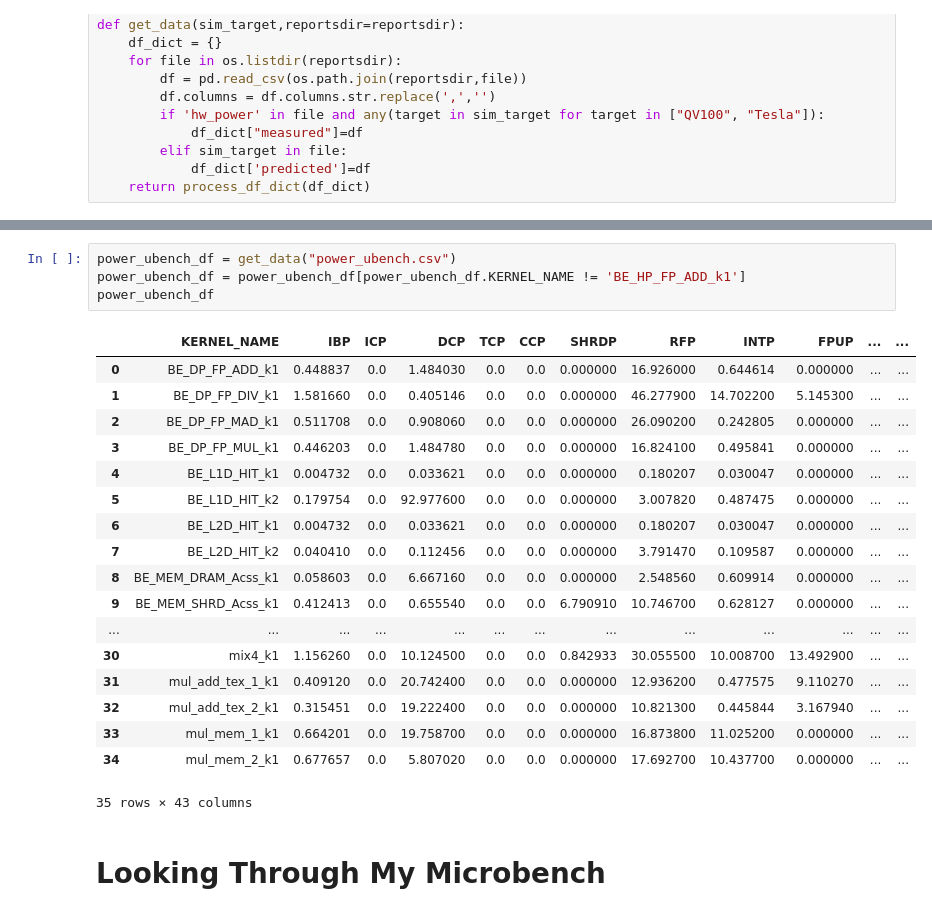
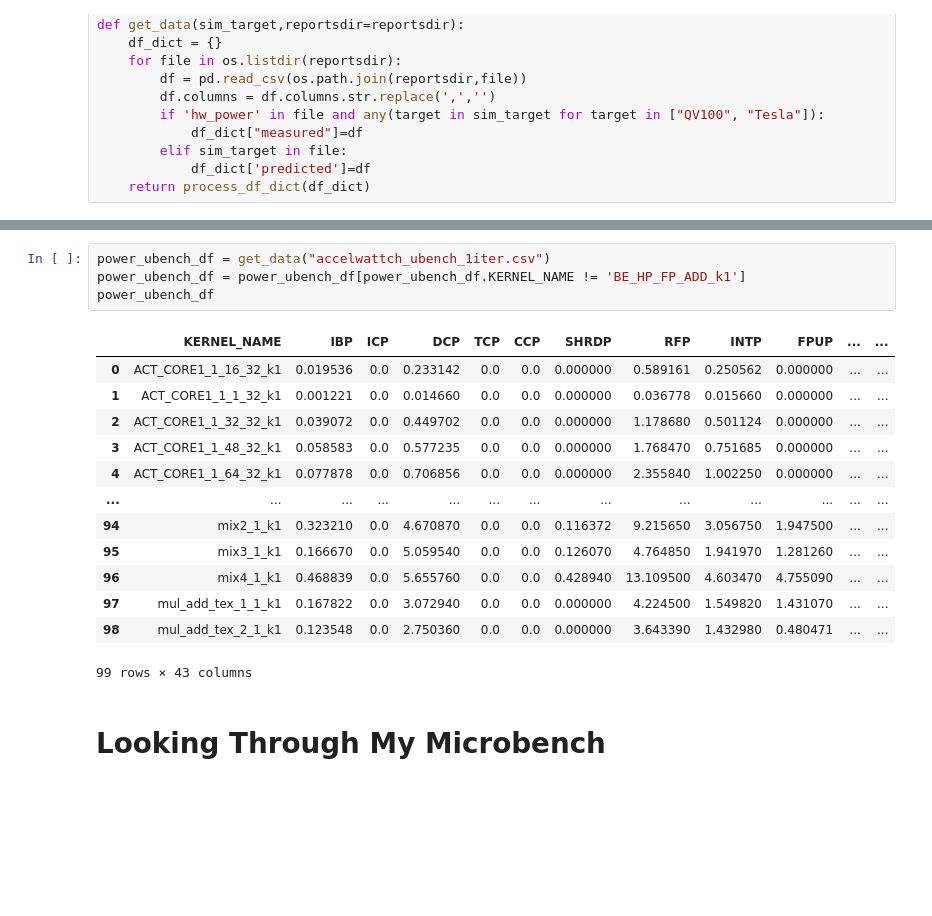
Before and after one commit to BranTran/accel-sim-framework, a Jupyter notebook: graph_micro_bench.ipynb, the cells around one changed output, grey strips where cells are left out. Drawn from its saved outputs; the diff is of its cells as text; blank space fills up the shorter version.

```diff
--- a/graph_micro_bench.ipynb
+++ b/graph_micro_bench.ipynb
@@ -143,28 +182,23 @@ def create_component_breakdown_graph(predicted_df, title="", value_format="raw",
 
     return plt
 # %%
-power_ubench_df = get_data("power_ubench.csv")
+power_ubench_df = get_data("accelwattch_ubench_1iter.csv")
 power_ubench_df = power_ubench_df[power_ubench_df.KERNEL_NAME != 'BE_HP_FP_ADD_k1']
 power_ubench_df
 # %% [output]
 |  | KERNEL_NAME | IBP | ICP | DCP | TCP | CCP | SHRDP | RFP | INTP | FPUP | ... | ... |
-| 0 | BE_DP_FP_ADD_k1 | 0.448837 | 0.0 | 1.484030 | 0.0 | 0.0 | 0.000000 | 16.926000 | 0.644614 | 0.000000 | ... | ... |
-| 1 | BE_DP_FP_DIV_k1 | 1.581660 | 0.0 | 0.405146 | 0.0 | 0.0 | 0.000000 | 46.277900 | 14.702200 | 5.145300 | ... | ... |
-| 2 | BE_DP_FP_MAD_k1 | 0.511708 | 0.0 | 0.908060 | 0.0 | 0.0 | 0.000000 | 26.090200 | 0.242805 | 0.000000 | ... | ... |
-| 3 | BE_DP_FP_MUL_k1 | 0.446203 | 0.0 | 1.484780 | 0.0 | 0.0 | 0.000000 | 16.824100 | 0.495841 | 0.000000 | ... | ... |
-| 4 | BE_L1D_HIT_k1 | 0.004732 | 0.0 | 0.033621 | 0.0 | 0.0 | 0.000000 | 0.180207 | 0.030047 | 0.000000 | ... | ... |
-| 5 | BE_L1D_HIT_k2 | 0.179754 | 0.0 | 92.977600 | 0.0 | 0.0 | 0.000000 | 3.007820 | 0.487475 | 0.000000 | ... | ... |
-| 6 | BE_L2D_HIT_k1 | 0.004732 | 0.0 | 0.033621 | 0.0 | 0.0 | 0.000000 | 0.180207 | 0.030047 | 0.000000 | ... | ... |
-| 7 | BE_L2D_HIT_k2 | 0.040410 | 0.0 | 0.112456 | 0.0 | 0.0 | 0.000000 | 3.791470 | 0.109587 | 0.000000 | ... | ... |
-| 8 | BE_MEM_DRAM_Acss_k1 | 0.058603 | 0.0 | 6.667160 | 0.0 | 0.0 | 0.000000 | 2.548560 | 0.609914 | 0.000000 | ... | ... |
-| 9 | BE_MEM_SHRD_Acss_k1 | 0.412413 | 0.0 | 0.655540 | 0.0 | 0.0 | 6.790910 | 10.746700 | 0.628127 | 0.000000 | ... | ... |
+| 0 | ACT_CORE1_1_16_32_k1 | 0.019536 | 0.0 | 0.233142 | 0.0 | 0.0 | 0.000000 | 0.589161 | 0.250562 | 0.000000 | ... | ... |
+| 1 | ACT_CORE1_1_1_32_k1 | 0.001221 | 0.0 | 0.014660 | 0.0 | 0.0 | 0.000000 | 0.036778 | 0.015660 | 0.000000 | ... | ... |
+| 2 | ACT_CORE1_1_32_32_k1 | 0.039072 | 0.0 | 0.449702 | 0.0 | 0.0 | 0.000000 | 1.178680 | 0.501124 | 0.000000 | ... | ... |
+| 3 | ACT_CORE1_1_48_32_k1 | 0.058583 | 0.0 | 0.577235 | 0.0 | 0.0 | 0.000000 | 1.768470 | 0.751685 | 0.000000 | ... | ... |
+| 4 | ACT_CORE1_1_64_32_k1 | 0.077878 | 0.0 | 0.706856 | 0.0 | 0.0 | 0.000000 | 2.355840 | 1.002250 | 0.000000 | ... | ... |
 | ... | ... | ... | ... | ... | ... | ... | ... | ... | ... | ... | ... | ... |
-| 30 | mix4_k1 | 1.156260 | 0.0 | 10.124500 | 0.0 | 0.0 | 0.842933 | 30.055500 | 10.008700 | 13.492900 | ... | ... |
-| 31 | mul_add_tex_1_k1 | 0.409120 | 0.0 | 20.742400 | 0.0 | 0.0 | 0.000000 | 12.936200 | 0.477575 | 9.110270 | ... | ... |
-| 32 | mul_add_tex_2_k1 | 0.315451 | 0.0 | 19.222400 | 0.0 | 0.0 | 0.000000 | 10.821300 | 0.445844 | 3.167940 | ... | ... |
-| 33 | mul_mem_1_k1 | 0.664201 | 0.0 | 19.758700 | 0.0 | 0.0 | 0.000000 | 16.873800 | 11.025200 | 0.000000 | ... | ... |
-| 34 | mul_mem_2_k1 | 0.677657 | 0.0 | 5.807020 | 0.0 | 0.0 | 0.000000 | 17.692700 | 10.437700 | 0.000000 | ... | ... |
+| 94 | mix2_1_k1 | 0.323210 | 0.0 | 4.670870 | 0.0 | 0.0 | 0.116372 | 9.215650 | 3.056750 | 1.947500 | ... | ... |
+| 95 | mix3_1_k1 | 0.166670 | 0.0 | 5.059540 | 0.0 | 0.0 | 0.126070 | 4.764850 | 1.941970 | 1.281260 | ... | ... |
+| 96 | mix4_1_k1 | 0.468839 | 0.0 | 5.655760 | 0.0 | 0.0 | 0.428940 | 13.109500 | 4.603470 | 4.755090 | ... | ... |
+| 97 | mul_add_tex_1_1_k1 | 0.167822 | 0.0 | 3.072940 | 0.0 | 0.0 | 0.000000 | 4.224500 | 1.549820 | 1.431070 | ... | ... |
+| 98 | mul_add_tex_2_1_k1 | 0.123548 | 0.0 | 2.750360 | 0.0 | 0.0 | 0.000000 | 3.643390 | 1.432980 | 0.480471 | ... | ... |
-35 rows × 43 columns
+99 rows × 43 columns
 # %% [markdown]
 <h1>Looking Through My Microbench </h1>
 # %%
```
Also changed, not shown: parts of 17 cells of this notebook, 35 other files.
